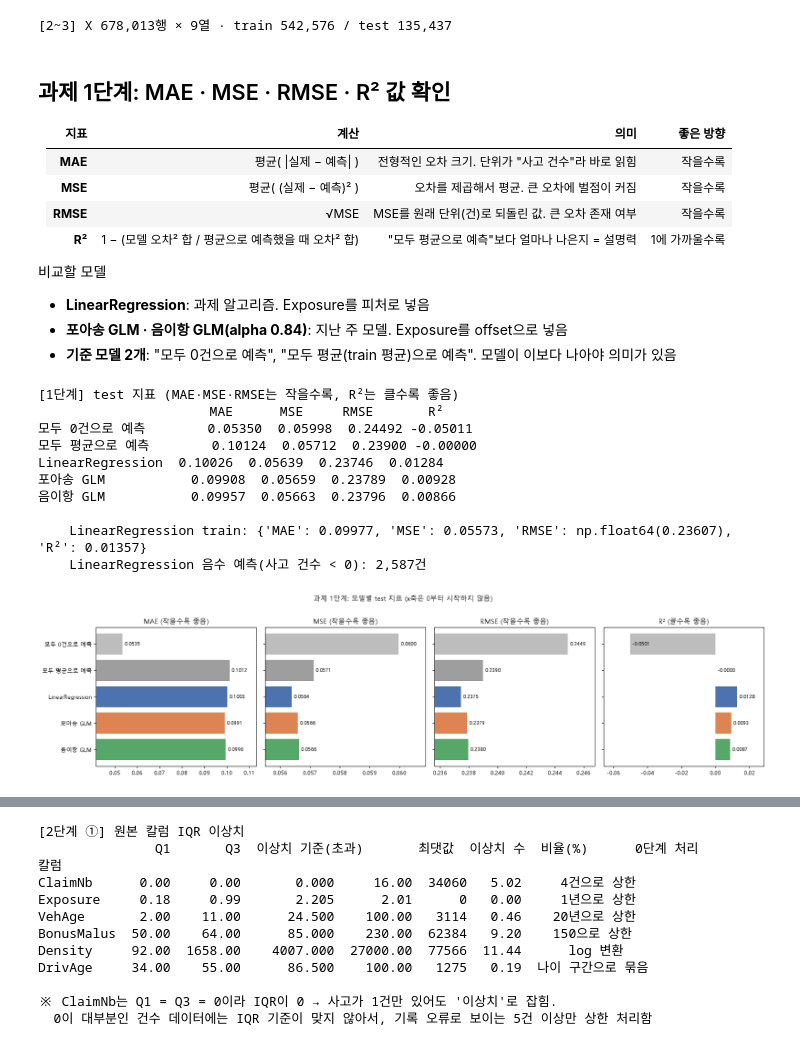
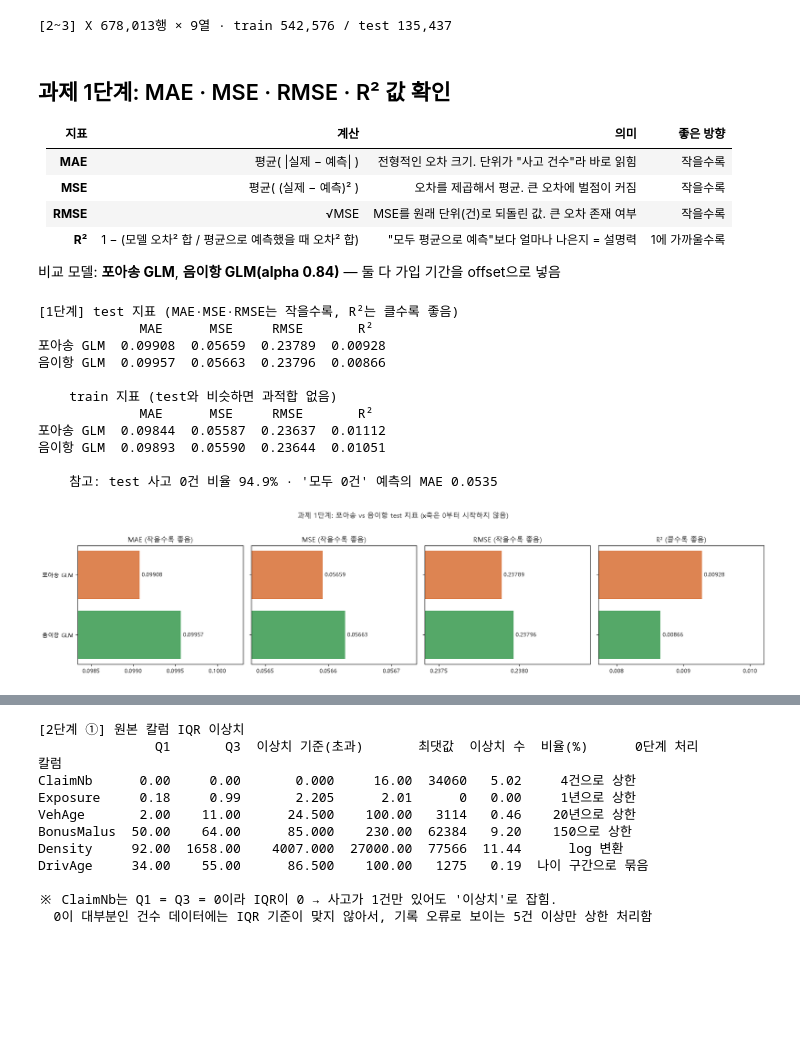
Before and after one commit to LYjun0325/DF_python_ML_practice, a Jupyter notebook: accident_prediction/사고빈도_모델링_4주차_성능지표.ipynb, the cells around one changed output, grey strips where cells are left out. Saved outputs shown, nothing was run; the diff lists cells and outputs as text; code cells hidden in the pictures; blank space fills up the shorter version.

```diff
--- a/accident_prediction/사고빈도_모델링_4주차_성능지표.ipynb
+++ b/accident_prediction/사고빈도_모델링_4주차_성능지표.ipynb
@@ -179,10 +174,7 @@ print(f"[2~3] X {X.shape[0]:,}행 × {X.shape[1]}열 · train {len(X_train):,} /
 | **RMSE** | √MSE | MSE를 원래 단위(건)로 되돌린 값. 큰 오차 존재 여부 | 작을수록 |
 | **R²** | 1 − (모델 오차² 합 / 평균으로 예측했을 때 오차² 합) | "모두 평균으로 예측"보다 얼마나 나은지 = 설명력 | 1에 가까울수록 |
 
-비교할 모델
-- **LinearRegression**: 과제 알고리즘. Exposure를 피처로 넣음
-- **포아송 GLM · 음이항 GLM(alpha 0.84)**: 지난 주 모델. Exposure를 offset으로 넣음
-- **기준 모델 2개**: "모두 0건으로 예측", "모두 평균(train 평균)으로 예측". 모델이 이보다 나아야 의미가 있음
+비교 모델: **포아송 GLM**, **음이항 GLM(alpha 0.84)** — 둘 다 가입 기간을 offset으로 넣음
 # %%
 # ================================================================ 과제 1단계: 지표 계산
 def regression_metrics(y_true, pred):
@@ -191,59 +183,56 @@ def regression_metrics(y_true, pred):
             "RMSE": np.sqrt(mse), "R²": r2_score(y_true, pred)}
 
 
-# 과제 알고리즘 LinearRegression + 지난 주 GLM 2개 학습 (train으로만)
-lin = make_linear_model().fit(X_train, y_train)
-pois = make_model(SMPoissonGLM()).fit(X_train, y_train)
-nb = make_model(SMNegBinGLM(nb_alpha=0.84)).fit(X_train, y_train)
+# 포아송 · 음이항 GLM 학습 (train으로만)
+fitted = {name: make_model(make()).fit(X_train, y_train) for name, make in MODELS.items()}
+pred_test = {name: m.predict(X_test) for name, m in fitted.items()}
 
-pred_test = {
-    "모두 0건으로 예측": np.zeros(len(y_test)),
-    "모두 평균으로 예측": np.full(len(y_test), y_train.mean()),
-    "LinearRegression": lin.predict(X_test),
-    "포아송 GLM": pois.predict(X_test),
-    "음이항 GLM": nb.predict(X_test),
-}
 metrics_test = pd.DataFrame({name: regression_metrics(y_test, p) for name, p in pred_test.items()}).T
+metrics_train = pd.DataFrame({name: regression_metrics(y_train, m.predict(X_train)) for name, m in fitted.items()}).T
 print("[1단계] test 지표 (MAE·MSE·RMSE는 작을수록, R²는 클수록 좋음)")
 print(metrics_test.round(5).to_string())
+print("\n    train 지표 (test와 비슷하면 과적합 없음)")
+print(metrics_train.round(5).to_string())
 
-# LinearRegression은 train과 test 지표가 비슷한지(과적합 여부)도 확인
-lin_train = regression_metrics(y_train, lin.predict(X_train))
-print("\n    LinearRegression train:", {k: round(v, 5) for k, v in lin_train.items()})
-print(f"    LinearRegression 음수 예측(사고 건수 < 0): {(pred_test['LinearRegression'] < 0).sum():,}건")
+# 참고: MAE를 해석할 때 필요한 기준값 (모델 비교 대상은 아님)
+# 사고 0건 계약이 대부분이라, "모두 0건"이라고만 답해도 MAE가 얼마나 나오는지 확인
+mae_all_zero = mean_absolute_error(y_test, np.zeros(len(y_test)))
+print(f"\n    참고: test 사고 0건 비율 {(y_test == 0).mean():.1%} · '모두 0건' 예측의 MAE {mae_all_zero:.4f}")
 # %% [output]
 [1단계] test 지표 (MAE·MSE·RMSE는 작을수록, R²는 클수록 좋음)
-                      MAE      MSE     RMSE       R²
-모두 0건으로 예측        0.05350  0.05998  0.24492 -0.05011
-모두 평균으로 예측        0.10124  0.05712  0.23900 -0.00000
-LinearRegression  0.10026  0.05639  0.23746  0.01284
-포아송 GLM           0.09908  0.05659  0.23789  0.00928
-음이항 GLM           0.09957  0.05663  0.23796  0.00866
+             MAE      MSE     RMSE       R²
+포아송 GLM  0.09908  0.05659  0.23789  0.00928
+음이항 GLM  0.09957  0.05663  0.23796  0.00866
 
-    LinearRegression train: {'MAE': 0.09977, 'MSE': 0.05573, 'RMSE': np.float64(0.23607), 'R²': 0.01357}
-    LinearRegression 음수 예측(사고 건수 < 0): 2,587건
+    train 지표 (test와 비슷하면 과적합 없음)
+             MAE      MSE     RMSE       R²
+포아송 GLM  0.09844  0.05587  0.23637  0.01112
+음이항 GLM  0.09893  0.05590  0.23644  0.01051
+
+    참고: test 사고 0건 비율 94.9% · '모두 0건' 예측의 MAE 0.0535
 # %%
 # ---------------------------------------------------------------- 과제 1단계 시각화 ①: 모델별 지표 막대그래프
 models = list(metrics_test.index)
-colors = ["#bdbdbd", "#9e9e9e", "#4c72b0", "#dd8452", "#55a868"]   # 기준 모델은 회색
-fig, axes = plt.subplots(1, 4, figsize=(18, 4.5))
+colors = [COLORS[m] for m in models]
+fig, axes = plt.subplots(1, 4, figsize=(18, 4))
 for ax, metric in zip(axes, ["MAE", "MSE", "RMSE", "R²"]):
     values = metrics_test[metric]
     ax.barh(models, values, color=colors)
     ax.set_title(metric + (" (클수록 좋음)" if metric == "R²" else " (작을수록 좋음)"))
     lo, hi = values.min(), values.max()
-    pad = (hi - lo) * 0.25 if hi > lo else abs(hi) * 0.1
+    pad = max((hi - lo) * 1.5, abs(hi) * 0.002)
     ax.set_xlim(lo - pad, hi + pad)                                  # 차이가 작아서 0부터 그리지 않음
+    ax.locator_params(axis="x", nbins=4)                             # 축 숫자 겹침 방지
     for i, v in enumerate(values):
-        ax.text(v, i, f" {v:.4f}", va="center", fontsize=9)
+        ax.text(v, i, f" {v:.5f}", va="center", fontsize=10)
     ax.invert_yaxis()
 for ax in axes[1:]:
     ax.set_yticklabels([])
-fig.suptitle("과제 1단계: 모델별 test 지표 (x축은 0부터 시작하지 않음)", y=1.02)
+fig.suptitle("과제 1단계: 포아송 vs 음이항 test 지표 (x축은 0부터 시작하지 않음)", y=1.03)
 plt.tight_layout()
 plt.show()
 # %% [output]
-[figure, old version]
+[figure, new version]
 # %%
 # ---------------------------------------------------------------- 과제 1단계 시각화 ②: 예측 10분위별 평균 예측 vs 실제
 # 예측값 순으로 10개 구간으로 나눠, 구간마다 "평균 예측 사고 수"와 "실제 평균 사고 수"를 비교
```
Also changed, not shown: parts of 13 cells of this notebook.
